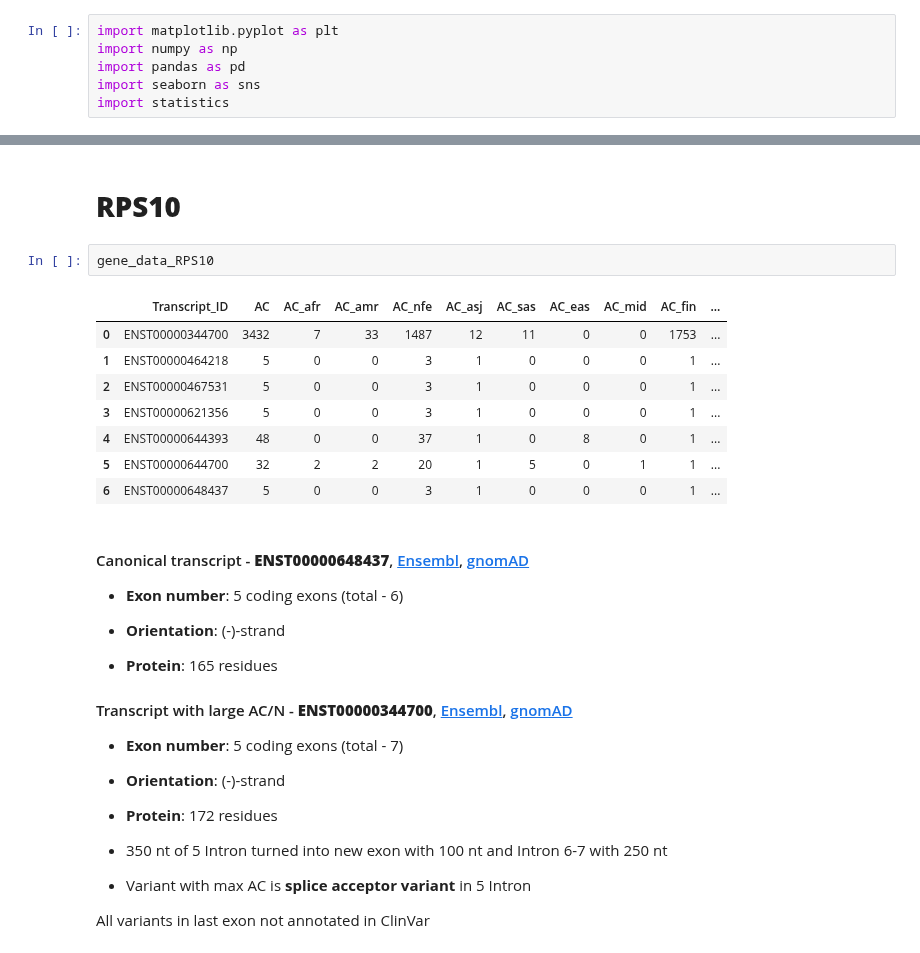
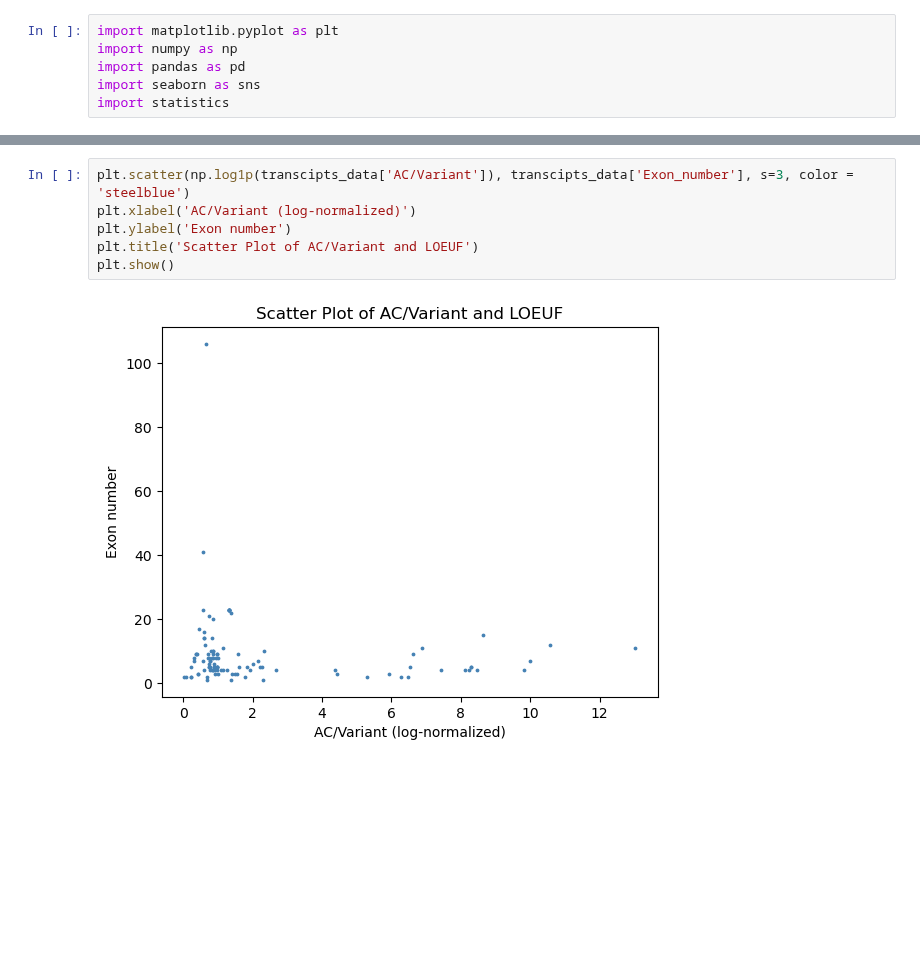
Before and after one commit to nastasia-iv/genvar, a Jupyter notebook: transcript_conservativity/code/gene_examples_analysis.ipynb, the cells around one changed output, grey strips where cells are left out. Cells and saved outputs as stored; diff of their text form; blank space fills up the shorter version.

```diff
--- a/transcript_conservativity/code/gene_examples_analysis.ipynb
+++ b/transcript_conservativity/code/gene_examples_analysis.ipynb
@@ -188,33 +57,8 @@ This varainat not annotated in ClinVar
-# %% [markdown]
-# <a id="gene4">**RPS10**</a>
-# %%
-gene_data_RPS10
-# %% [output]
-|  | Transcript_ID | AC | AC_afr | AC_amr | AC_nfe | AC_asj | AC_sas | AC_eas | AC_mid | AC_fin | ... |
-| 0 | ENST00000344700 | 3432 | 7 | 33 | 1487 | 12 | 11 | 0 | 0 | 1753 | ... |
-| 1 | ENST00000464218 | 5 | 0 | 0 | 3 | 1 | 0 | 0 | 0 | 1 | ... |
-| 2 | ENST00000467531 | 5 | 0 | 0 | 3 | 1 | 0 | 0 | 0 | 1 | ... |
-| 3 | ENST00000621356 | 5 | 0 | 0 | 3 | 1 | 0 | 0 | 0 | 1 | ... |
-| 4 | ENST00000644393 | 48 | 0 | 0 | 37 | 1 | 0 | 8 | 0 | 1 | ... |
-| 5 | ENST00000644700 | 32 | 2 | 2 | 20 | 1 | 5 | 0 | 1 | 1 | ... |
-| 6 | ENST00000648437 | 5 | 0 | 0 | 3 | 1 | 0 | 0 | 0 | 1 | ... |
-# %% [markdown]
-#### Canonical transcript - **ENST00000648437**, [Ensembl](https://useast.ensembl.org/Homo_sapiens/Transcript/Summary?db=core;g=ENSG00000124614;r=6:34417454-34426069;t=ENST00000648437), [gnomAD](https://gnomad.broadinstitute.org/transcript/ENST00000648437?dataset=gnomad_r4)
-
-- **Exon number**: 5 coding exons (total - 6)
-
-- **Orientation**: (-)-strand
-
-- **Protein**: 165 residues
-
-#### Transcript with large AC/N - **ENST00000344700**, [Ensembl](https://useast.ensembl.org/Homo_sapiens/Transcript/Summary?db=core;g=ENSG00000124614;r=6:34417454-34426052;t=ENST00000344700), [gnomAD](https://gnomad.broadinstitute.org/transcript/ENST00000344700?dataset=gnomad_r4)
-
-- **Exon number**: 5 coding exons (total - 7)
-
-- **Orientation**: (-)-strand
-
-- **Protein**: 172 residues
-- 350 nt of 5 Intron turned into new exon with 100 nt and Intron 6-7 with 250 nt
-- Variant with max AC is **splice acceptor variant** in 5 Intron
-
-All variants in last exon not annotated in ClinVar
+# %%
+plt.scatter(np.log1p(transcipts_data['AC/Variant']), transcipts_data['Exon_number'], s=3, color = 'steelblue')
+plt.xlabel('AC/Variant (log-normalized)')
+plt.ylabel('Exon number')
+plt.title('Scatter Plot of AC/Variant and LOEUF')
+plt.show()
+# %% [output]
+[figure, added]
```
Also changed, not shown: parts of 30 cells of this notebook.
